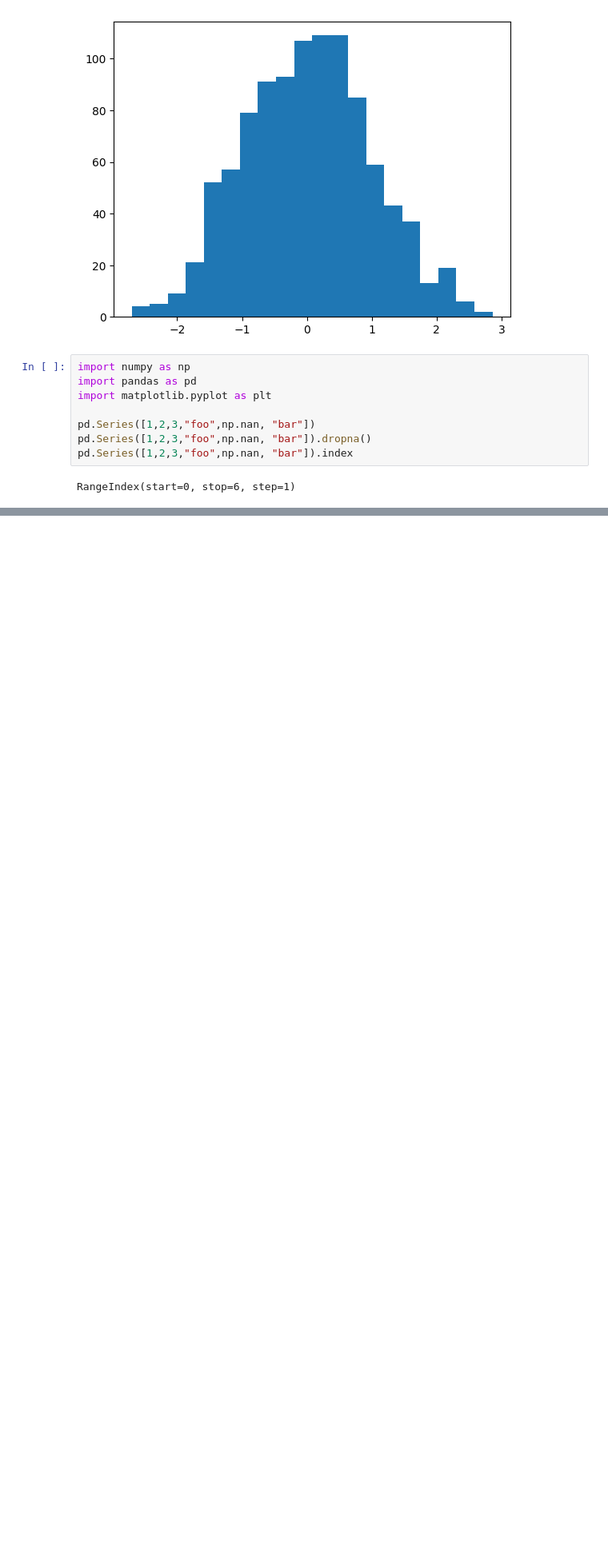
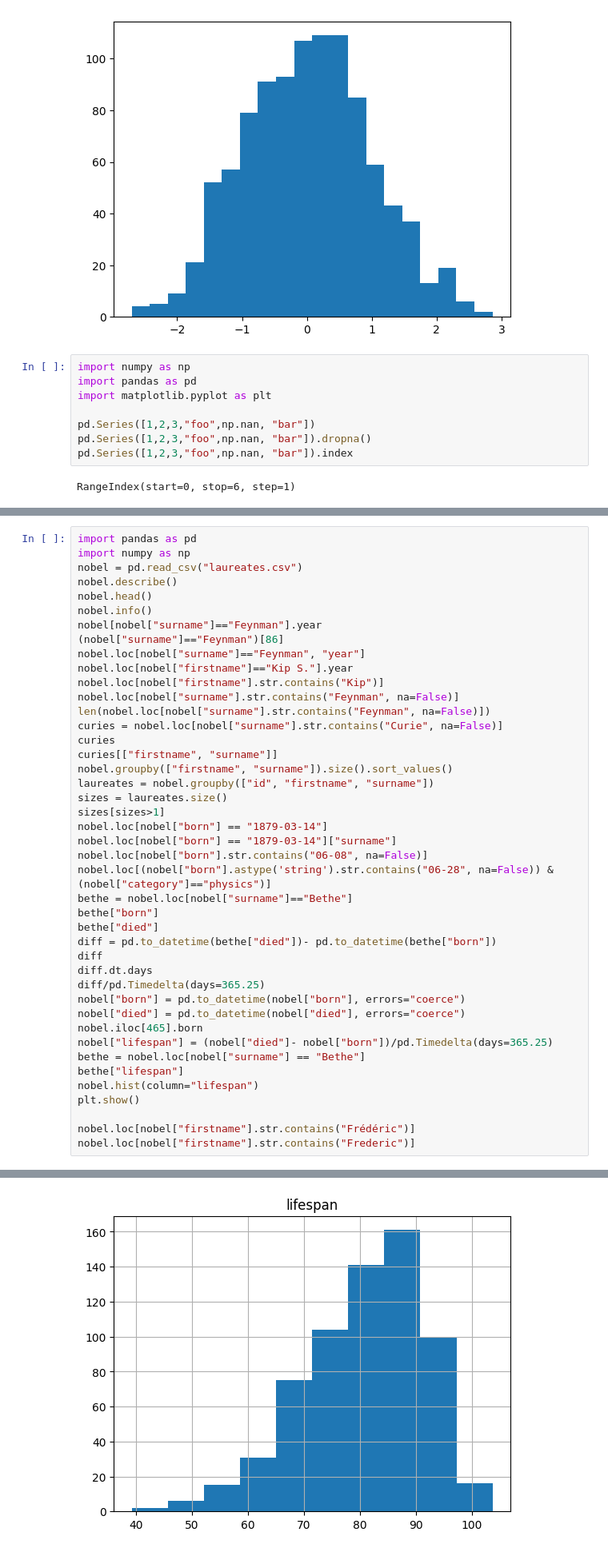
Before and after one commit to fabariagbora/python_tutorial, a Jupyter notebook: python_data_science/DataScience_LearnEnoughPython.ipynb, the cells around one changed output, grey strips where cells are left out. Shown at 80% size. Drawn from its saved outputs; the diff is of its cells as text; blank space fills up the shorter version.

```diff
--- a/python_data_science/DataScience_LearnEnoughPython.ipynb
+++ b/python_data_science/DataScience_LearnEnoughPython.ipynb
@@ -220,0 +292,44 @@ RangeIndex(start=0, stop=6, step=1)
+# %%
+import pandas as pd
+import numpy as np
+nobel = pd.read_csv("laureates.csv")
+nobel.describe()
+nobel.head()
+nobel.info()
+nobel[nobel["surname"]=="Feynman"].year
+(nobel["surname"]=="Feynman")[86]
+nobel.loc[nobel["surname"]=="Feynman", "year"]
+nobel.loc[nobel["firstname"]=="Kip S."].year
+nobel.loc[nobel["firstname"].str.contains("Kip")]
+nobel.loc[nobel["surname"].str.contains("Feynman", na=False)]
+len(nobel.loc[nobel["surname"].str.contains("Feynman", na=False)])
+curies = nobel.loc[nobel["surname"].str.contains("Curie", na=False)]
+curies
+curies[["firstname", "surname"]]
+nobel.groupby(["firstname", "surname"]).size().sort_values()
+laureates = nobel.groupby(["id", "firstname", "surname"])
+sizes = laureates.size()
+sizes[sizes>1]
+nobel.loc[nobel["born"] == "1879-03-14"]
+nobel.loc[nobel["born"] == "1879-03-14"]["surname"]
+nobel.loc[nobel["born"].str.contains("06-08", na=False)]
+nobel.loc[(nobel["born"].astype('string').str.contains("06-28", na=False)) & (nobel["category"]=="physics")]
+bethe = nobel.loc[nobel["surname"]=="Bethe"]
+bethe["born"]
+bethe["died"]
+diff = pd.to_datetime(bethe["died"])- pd.to_datetime(bethe["born"])
+diff
+diff.dt.days
+diff/pd.Timedelta(days=365.25)
+nobel["born"] = pd.to_datetime(nobel["born"], errors="coerce")
+nobel["died"] = pd.to_datetime(nobel["died"], errors="coerce")
+nobel.iloc[465].born
+nobel["lifespan"] = (nobel["died"]- nobel["born"])/pd.Timedelta(days=365.25)
+bethe = nobel.loc[nobel["surname"] == "Bethe"]
+bethe["lifespan"]
+nobel.hist(column="lifespan")
+plt.show()
+
+nobel.loc[nobel["firstname"].str.contains("Frédéric")]
+nobel.loc[nobel["firstname"].str.contains("Frederic")]
+# %% [output]
@@ -220,0 +353 @@ RangeIndex(start=0, stop=6, step=1)
+[figure, added]
```
Also changed, not shown: parts of 13 cells of this notebook, 2 other files.
